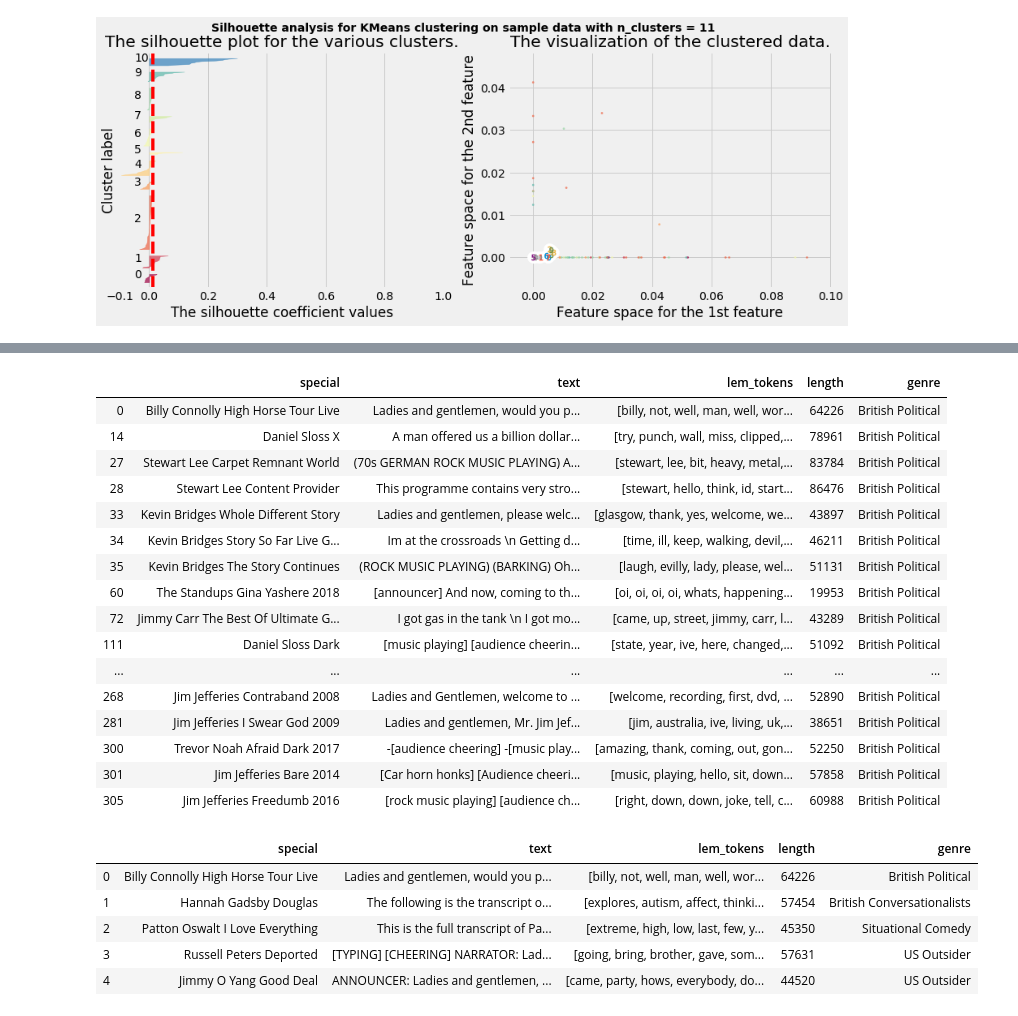
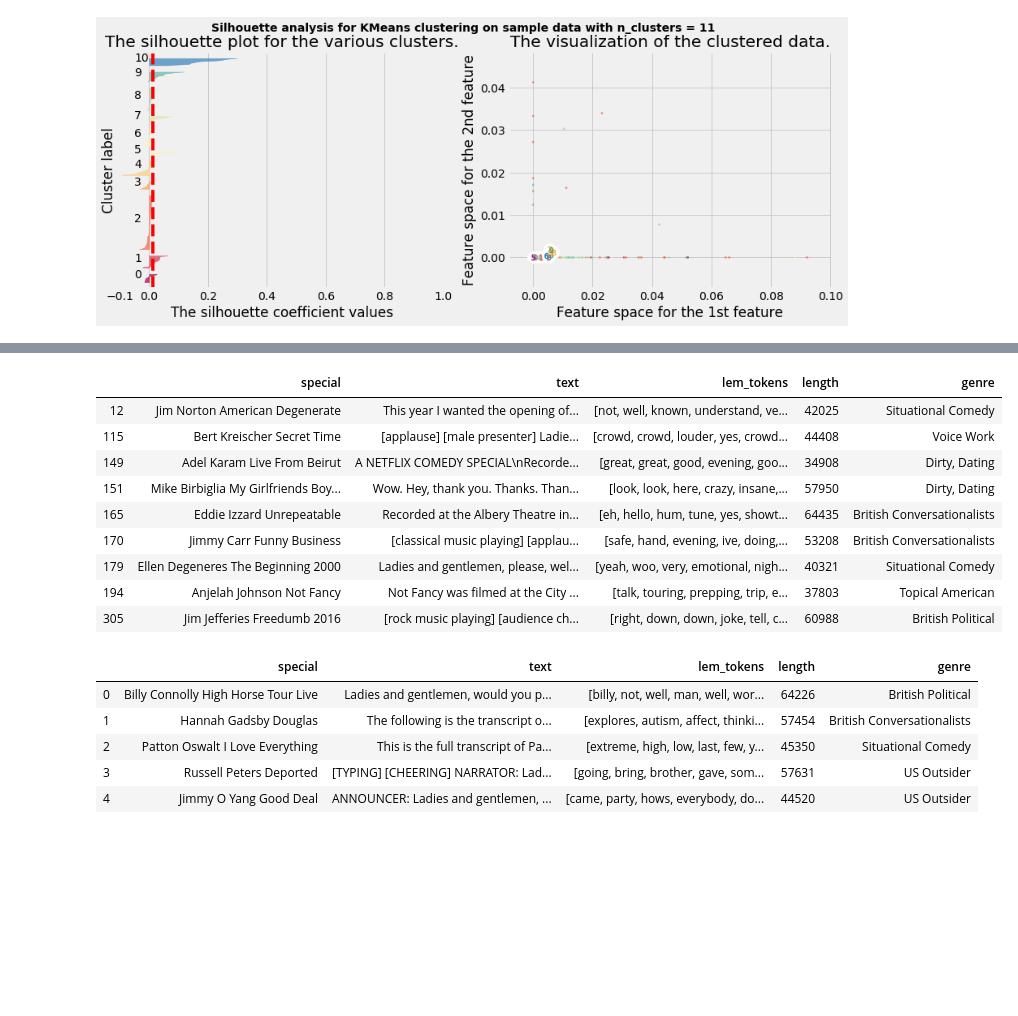
Before and after one commit to isaac-campbell-smith/Comedy_of_Errors, a Jupyter notebook: Clustering_Analysis.ipynb, the cells around one changed output, grey strips where cells are left out. Saved outputs shown, nothing was run; the diff lists cells and outputs as text; code cells hidden in the pictures; blank space fills up the shorter version.

```diff
--- a/Clustering_Analysis.ipynb
+++ b/Clustering_Analysis.ipynb
@@ -111,24 +111,17 @@ fuckin, craig, dude, dog, louis, gay, wife, goin, shite, yacht, ron, motherfucke
 Topic 8:
 dick, mom, dude, um, pussy, gay, anthony, porn, cheer, suck, cunt, dog, girlfriend, bitch, parent, pregnant, vagina, penis, chuckle, boyfriend, fat, jesus, asshole, awesome, gun, blow, movie, asian, d ...
 # %%
-df[(kmeans_labels==6)]
+df[(kmeans_labels==0)]
 # %% [output]
 |  | special | text | lem_tokens | length | genre |
-| 0 | Billy Connolly High Horse Tour Live | Ladies and gentlemen, would you p... | [billy, not, well, man, well, wor... | 64226 | British Political |
-| 14 | Daniel Sloss X | A man offered us a billion dollar... | [try, punch, wall, miss, clipped,... | 78961 | British Political |
-| 27 | Stewart Lee Carpet Remnant World | (70s GERMAN ROCK MUSIC PLAYING) A... | [stewart, lee, bit, heavy, metal,... | 83784 | British Political |
-| 28 | Stewart Lee Content Provider | This programme contains very stro... | [stewart, hello, think, id, start... | 86476 | British Political |
-| 33 | Kevin Bridges Whole Different Story | Ladies and gentlemen, please welc... | [glasgow, thank, yes, welcome, we... | 43897 | British Political |
-| 34 | Kevin Bridges Story So Far Live G... | Im at the crossroads \n Getting d... | [time, ill, keep, walking, devil,... | 46211 | British Political |
-| 35 | Kevin Bridges The Story Continues | (ROCK MUSIC PLAYING) (BARKING) Oh... | [laugh, evilly, lady, please, wel... | 51131 | British Political |
-| 60 | The Standups Gina Yashere 2018 | [announcer] And now, coming to th... | [oi, oi, oi, oi, whats, happening... | 19953 | British Political |
-| 72 | Jimmy Carr The Best Of Ultimate G... | I got gas in the tank \n I got mo... | [came, up, street, jimmy, carr, l... | 43289 | British Political |
-| 111 | Daniel Sloss Dark | [music playing] [audience cheerin... | [state, year, ive, here, changed,... | 51092 | British Political |
-| ... | ... | ... | ... | ... | ... |
-| 268 | Jim Jefferies Contraband 2008 | Ladies and Gentlemen, welcome to ... | [welcome, recording, first, dvd, ... | 52890 | British Political |
-| 281 | Jim Jefferies I Swear God 2009 | Ladies and gentlemen, Mr. Jim Jef... | [jim, australia, ive, living, uk,... | 38651 | British Political |
-| 300 | Trevor Noah Afraid Dark 2017 | -[audience cheering] -[music play... | [amazing, thank, coming, out, gon... | 52250 | British Political |
-| 301 | Jim Jefferies Bare 2014 | [Car horn honks] [Audience cheeri... | [music, playing, hello, sit, down... | 57858 | British Political |
+| 12 | Jim Norton American Degenerate | This year I wanted the opening of... | [not, well, known, understand, ve... | 42025 | Situational Comedy |
+| 115 | Bert Kreischer Secret Time | [applause] [male presenter] Ladie... | [crowd, crowd, louder, yes, crowd... | 44408 | Voice Work |
+| 149 | Adel Karam Live From Beirut | A NETFLIX COMEDY SPECIAL\nRecorde... | [great, great, good, evening, goo... | 34908 | Dirty, Dating |
+| 151 | Mike Birbiglia My Girlfriends Boy... | Wow. Hey, thank you. Thanks. Than... | [look, look, here, crazy, insane,... | 57950 | Dirty, Dating |
+| 165 | Eddie Izzard Unrepeatable | Recorded at the Albery Theatre in... | [eh, hello, hum, tune, yes, showt... | 64435 | British Conversationalists |
+| 170 | Jimmy Carr Funny Business | [classical music playing] [applau... | [safe, hand, evening, ive, doing,... | 53208 | British Conversationalists |
+| 179 | Ellen Degeneres The Beginning 2000 | Ladies and gentlemen, please, wel... | [yeah, woo, very, emotional, nigh... | 40321 | Situational Comedy |
+| 194 | Anjelah Johnson Not Fancy | Not Fancy was filmed at the City ... | [talk, touring, prepping, trip, e... | 37803 | Topical American |
 | 305 | Jim Jefferies Freedumb 2016 | [rock music playing] [audience ch... | [right, down, down, joke, tell, c... | 60988 | British Political |
 # %%
 genre_dict = {
```
Also changed, not shown: parts of 2 cells of this notebook, 4 other files.
